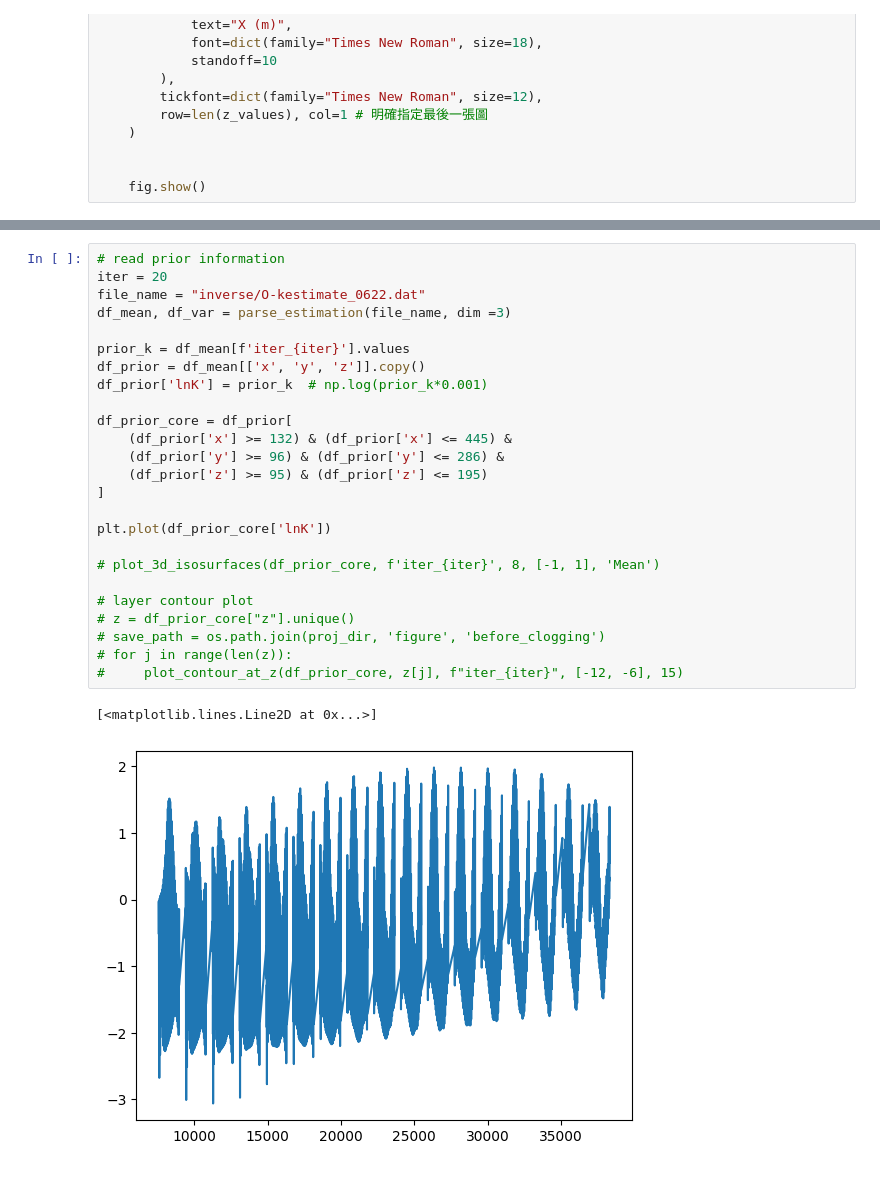
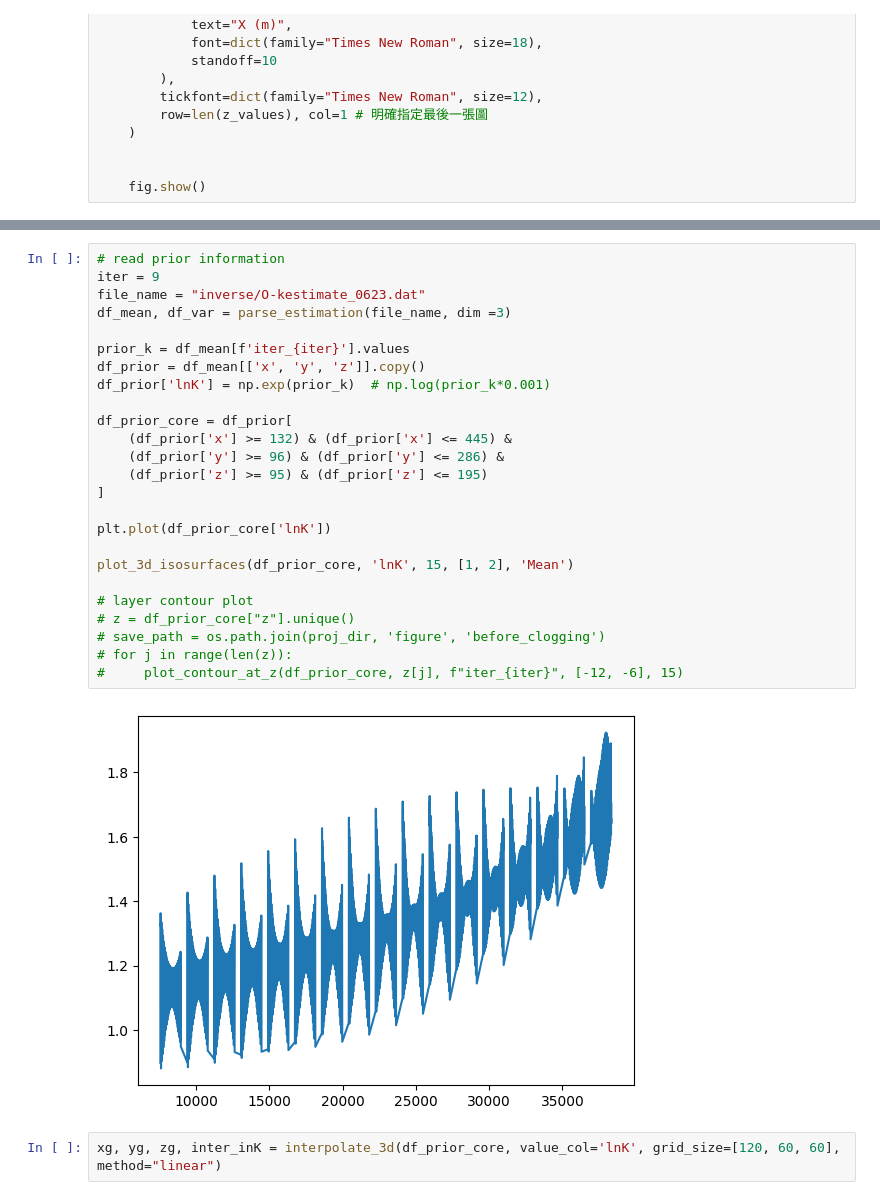
Before and after one commit to PseudoCaliina/HTNN_Sandbox, a Jupyter notebook: generate_crf.ipynb, the cells around one changed output, grey strips where cells are left out. Cells and saved outputs as stored; diff of their text form.

```diff
--- a/generate_crf.ipynb
+++ b/generate_crf.ipynb
@@ -269,28 +264,29 @@ plt.plot(prior_k)
 # %%
 # read prior information
-iter = 20
-file_name = "inverse/O-kestimate_0622.dat"
+iter = 9
+file_name = "inverse/O-kestimate_0623.dat"
 df_mean, df_var = parse_estimation(file_name, dim =3)
 
 prior_k = df_mean[f'iter_{iter}'].values
 df_prior = df_mean[['x', 'y', 'z']].copy()
-df_prior['lnK'] = prior_k  # np.log(prior_k*0.001)
+df_prior['lnK'] = np.exp(prior_k)  # np.log(prior_k*0.001)
 
 df_prior_core = df_prior[
     (df_prior['x'] >= 132) & (df_prior['x'] <= 445) &
     (df_prior['y'] >= 96) & (df_prior['y'] <= 286) &
     (df_prior['z'] >= 95) & (df_prior['z'] <= 195)
 ]
 
 plt.plot(df_prior_core['lnK'])
 
-# plot_3d_isosurfaces(df_prior_core, f'iter_{iter}', 8, [-1, 1], 'Mean')
+plot_3d_isosurfaces(df_prior_core, 'lnK', 15, [1, 2], 'Mean')
 
 # layer contour plot
 # z = df_prior_core["z"].unique()
 # save_path = os.path.join(proj_dir, 'figure', 'before_clogging')
 # for j in range(len(z)):
 #     plot_contour_at_z(df_prior_core, z[j], f"iter_{iter}", [-12, -6], 15)
 # %% [output]
-[<matplotlib.lines.Line2D at 0x...>]
-[figure, old version]
+[figure, new version]
+# %%
+xg, yg, zg, inter_inK = interpolate_3d(df_prior_core, value_col='lnK', grid_size=[120, 60, 60], method="linear")
```
Also changed, not shown: parts of 2 cells of this notebook, 1 other file.
